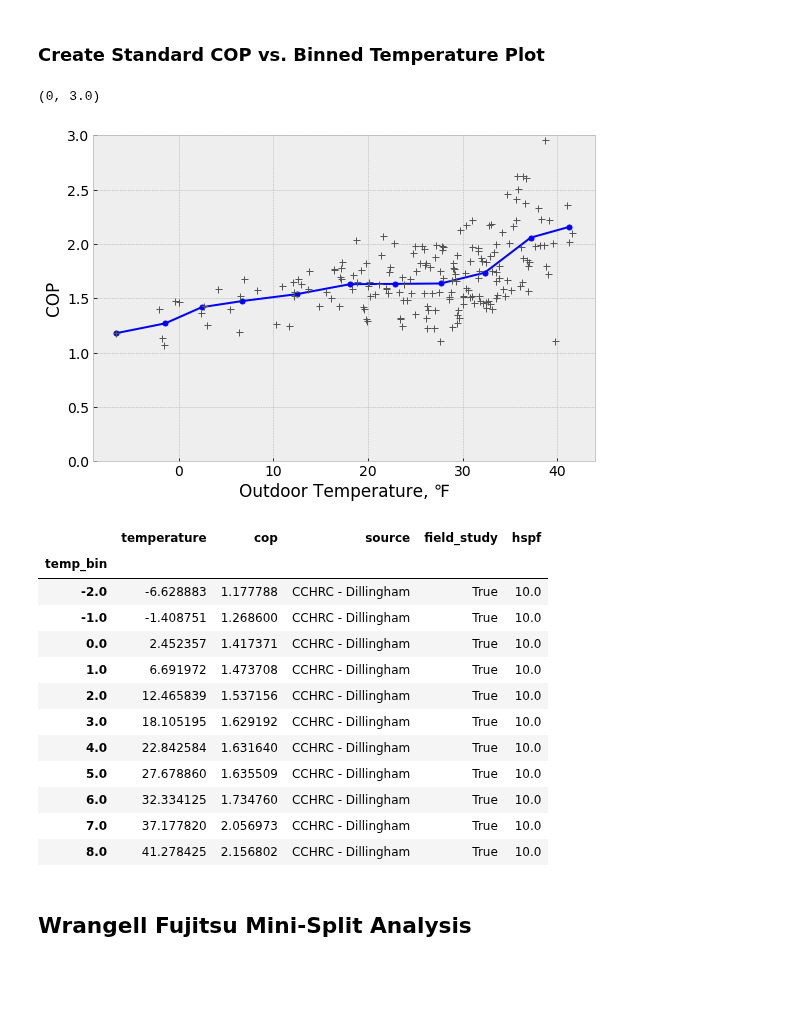
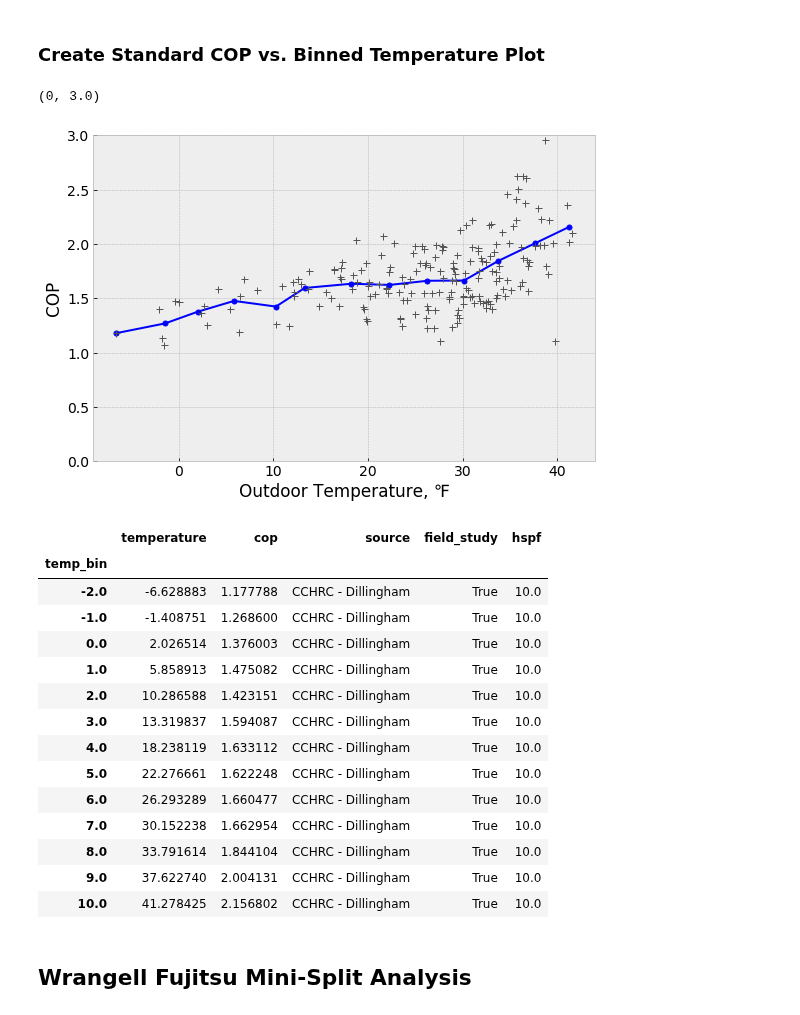
Before and after one commit to alanmitchell/heat-pump-study, a Jupyter notebook: field_studies/cchrc_2015/cchrc_raw_data.ipynb, the cells around one changed output. Drawn from its saved outputs; the diff is of its cells as text; code cells hidden in the pictures; blank space fills up the shorter version.

```diff
--- a/field_studies/cchrc_2015/cchrc_raw_data.ipynb
+++ b/field_studies/cchrc_2015/cchrc_raw_data.ipynb
@@ -270,21 +270,21 @@ dfd2_mean.heat_out / dfd2_mean.power
 # %%
 dfb = dfd2_1day.copy()
 
-# calculate the bin for each row.  5 degree bins
-dfb['temp_bin'] = dfb['t_out'] // 5.0
+# calculate the bin for each row.  4 degree bins
+dfb['temp_bin'] = dfb['t_out'] // 4.0
 
 # average by bins
 dfa = dfb.groupby('temp_bin').mean()
 dfa = dfa[['t_out', 'cop']]
 dfa.columns = ['temperature', 'cop']
 plot(dfa.temperature, dfa.cop, 'b-', marker='o', markersize=5)
 plot(dfd2_1day.t_out, dfd2_1day.cop, linestyle='None', color='#555555', marker='+', markersize=7)
 xlabel('Outdoor Temperature, ℉')
 ylabel('COP')
 ylim(0, 3.0)
 # %% [output]
 (0, 3.0)
-[figure, old version]
+[figure, new version]
 # %%
 dfa['source'] = 'CCHRC - Dillingham'
 dfa['field_study'] = True
@@ -296,15 +296,17 @@ dfa
 | temp_bin |  |  |  |  |  |
 | -2.0 | -6.628883 | 1.177788 | CCHRC - Dillingham | True | 10.0 |
 | -1.0 | -1.408751 | 1.268600 | CCHRC - Dillingham | True | 10.0 |
-| 0.0 | 2.452357 | 1.417371 | CCHRC - Dillingham | True | 10.0 |
-| 1.0 | 6.691972 | 1.473708 | CCHRC - Dillingham | True | 10.0 |
-| 2.0 | 12.465839 | 1.537156 | CCHRC - Dillingham | True | 10.0 |
-| 3.0 | 18.105195 | 1.629192 | CCHRC - Dillingham | True | 10.0 |
-| 4.0 | 22.842584 | 1.631640 | CCHRC - Dillingham | True | 10.0 |
-| 5.0 | 27.678860 | 1.635509 | CCHRC - Dillingham | True | 10.0 |
-| 6.0 | 32.334125 | 1.734760 | CCHRC - Dillingham | True | 10.0 |
-| 7.0 | 37.177820 | 2.056973 | CCHRC - Dillingham | True | 10.0 |
-| 8.0 | 41.278425 | 2.156802 | CCHRC - Dillingham | True | 10.0 |
+| 0.0 | 2.026514 | 1.376003 | CCHRC - Dillingham | True | 10.0 |
+| 1.0 | 5.858913 | 1.475082 | CCHRC - Dillingham | True | 10.0 |
+| 2.0 | 10.286588 | 1.423151 | CCHRC - Dillingham | True | 10.0 |
+| 3.0 | 13.319837 | 1.594087 | CCHRC - Dillingham | True | 10.0 |
+| 4.0 | 18.238119 | 1.633112 | CCHRC - Dillingham | True | 10.0 |
+| 5.0 | 22.276661 | 1.622248 | CCHRC - Dillingham | True | 10.0 |
+| 6.0 | 26.293289 | 1.660477 | CCHRC - Dillingham | True | 10.0 |
+| 7.0 | 30.152238 | 1.662954 | CCHRC - Dillingham | True | 10.0 |
+| 8.0 | 33.791614 | 1.844104 | CCHRC - Dillingham | True | 10.0 |
+| 9.0 | 37.622740 | 2.004131 | CCHRC - Dillingham | True | 10.0 |
+| 10.0 | 41.278425 | 2.156802 | CCHRC - Dillingham | True | 10.0 |
 # %% [markdown]
 ## Wrangell Fujitsu Mini-Split Analysis
 # %%
```
Also changed, not shown: parts of 6 cells of this notebook, 7 other files.
